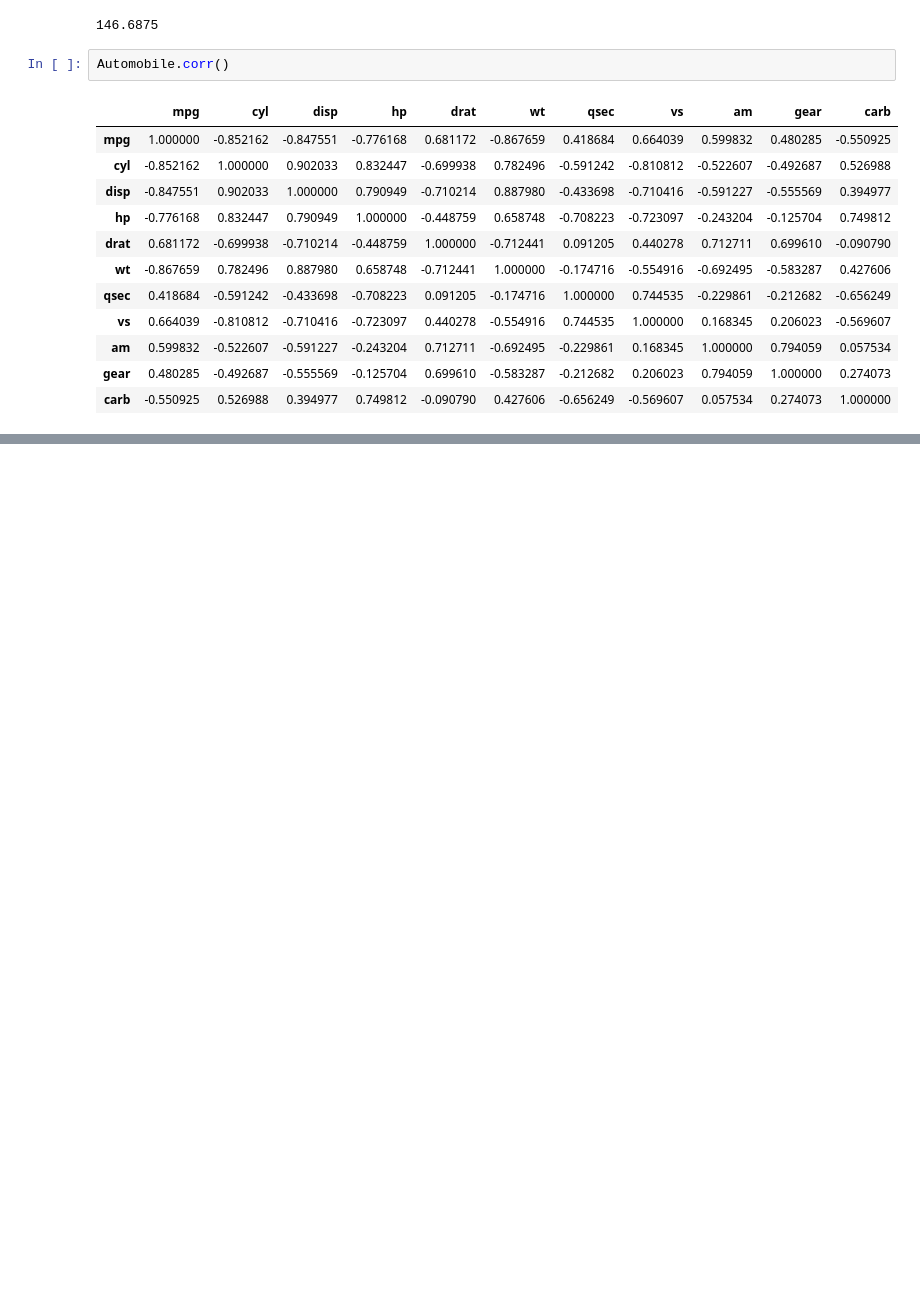
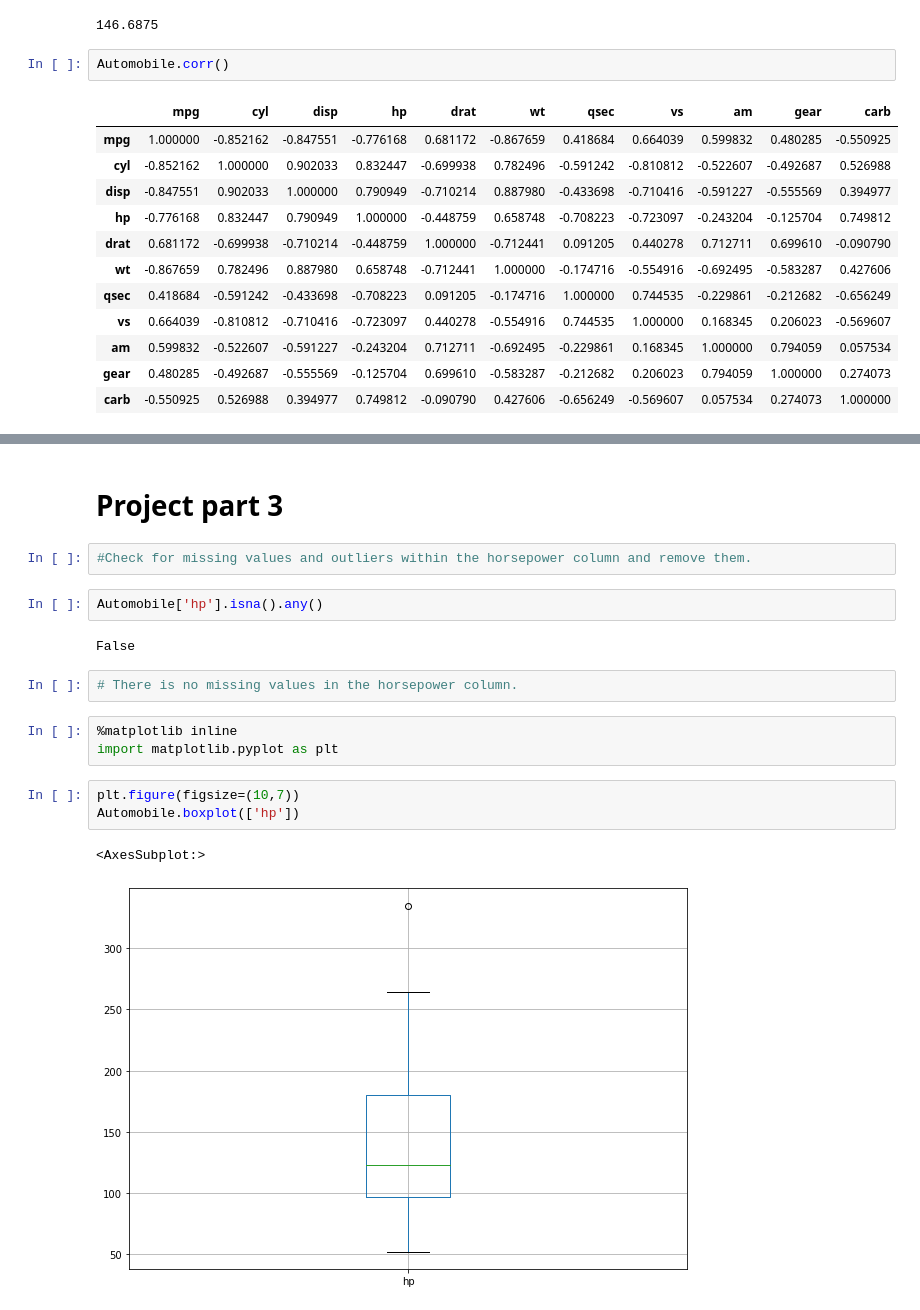
Before and after one commit to Uttamkumar1/Uttamkumar1, a Jupyter notebook: Automobile Data Exploration I.ipynb, the cells around one changed output, grey strips where cells are left out. Drawn from its saved outputs; the diff is of its cells as text; blank space fills up the shorter version.

```diff
--- a/Automobile Data Exploration I.ipynb
+++ b/Automobile Data Exploration I.ipynb
@@ -70,0 +137,19 @@ plt.show()
+# %% [markdown]
+# Project part 3
+# %%
+#Check for missing values and outliers within the horsepower column and remove them.
+# %%
+Automobile['hp'].isna().any()
+# %% [output]
+False
+# %%
+# There is no missing values in the horsepower column.
+# %%
+%matplotlib inline
+import matplotlib.pyplot as plt
+# %%
+plt.figure(figsize=(10,7))
+Automobile.boxplot(['hp'])
+# %% [output]
+<AxesSubplot:>
+[figure, added]
```
Also changed, not shown: parts of 23 cells of this notebook.
